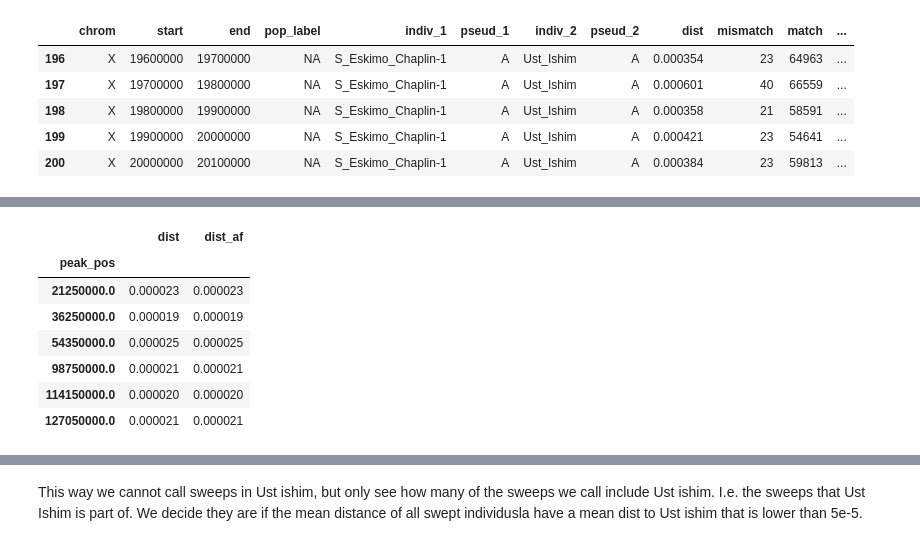
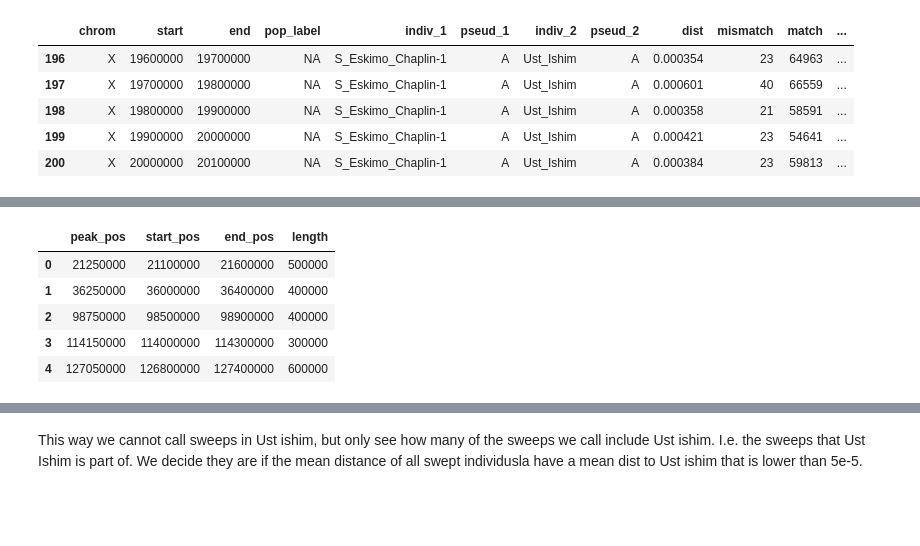
Before and after one commit to kaspermunch/humanXsweeps, a Jupyter notebook: notebooks/nb_19_sweeps_and_dist_to_ust_ishim.ipynb, the cells around one changed output, grey strips where cells are left out. Saved outputs shown, nothing was run; the diff lists cells and outputs as text; code cells hidden in the pictures; blank space fills up the shorter version.

```diff
--- a/notebooks/nb_19_sweeps_and_dist_to_ust_ishim.ipynb
+++ b/notebooks/nb_19_sweeps_and_dist_to_ust_ishim.ipynb
@@ -194,5 +208,5 @@ g = g.axvline(80000, linestyle='dashed', color='black')
 # %%
-ust_ishim_dist_data = ust_ishim_dist_data.loc[lambda df: df.uncalled <= analysis_globals.max_uncalled_bases]
+ust_ishim_dist_data = ust_ishim_dist_data.loc[lambda df: df.uncalled <= analysis_globals.ust_ishim_max_uncalled_bases]
 ust_ishim_dist_data.head()
 # %% [output]
 |  | chrom | start | end | pop_label | indiv_1 | pseud_1 | indiv_2 | pseud_2 | dist | mismatch | match | ... |
@@ -381,7 +397,7 @@ We use the 90% extended regions and only those where enough individuals are incl
 Very conservative due to many uncalled and admix filter.
 # %%
 extended_peak_regions = (pandas.read_hdf(results_dir / 'extended_peak_regions_90%.hdf')
-                         .loc[lambda df: df.prop_swept >= analysis_globals.min_prop_swept]
+                         .loc[lambda df: df.peak_prop_swept >= analysis_globals.min_prop_swept]
                         )
 lst = list()
 for tup in extended_peak_regions.itertuples():
@@ -393,6 +409,12 @@ for tup in extended_peak_regions.itertuples():
     df = ust_ishim_dist_data.copy().loc[lambda df: (df.start >= tup.start_pos) &\
                                         (df.end <= tup.end_pos) &\
                                         (df.indiv_1.isin(indivs))]
+
+
+    #print(start, indivs)
+    if not len(df):
+        print("region:", start, end, 'is without ust ishim data')
+
     df['peak_pos'] = tup.pos
 #     lst.append(df[['peak_pos', 'dist', 'dist_af']])
     lst.append(df)
@@ -414,14 +440,22 @@ sns.distplot(plot_df.dist) ;
 # %%
 df = plot_df.groupby(['peak_pos', 'indiv_1'])[['dist', 'dist_af']].mean().reset_index()
 
 mean_dists = df.loc[df.dist < 3.125e-5].groupby('peak_pos').filter(lambda df: len(df) >= 40).groupby('peak_pos').mean()
-mean_dists
+
+ust_ishim_extended_peak_regions = (mean_dists
+ .reset_index()
+ .merge(extended_peak_regions[['pos', 'start_pos', 'end_pos']],
+       left_on=['peak_pos'], right_on=['pos'], how='left')
+ .assign(length=lambda df: df.end_pos - df.start_pos)
+ .drop(['pos', 'dist', 'dist_af', ], axis=1)
+ .assign(peak_pos=lambda df: df.peak_pos.astype(int))
+ .sort_values(by='peak_pos')
+)
+ust_ishim_extended_peak_regions
 # %% [output]
-|  | dist | dist_af |
-| peak_pos |  |  |
-| 21250000.0 | 0.000023 | 0.000023 |
-| 36250000.0 | 0.000019 | 0.000019 |
-| 54350000.0 | 0.000025 | 0.000025 |
-| 98750000.0 | 0.000021 | 0.000021 |
-| 114150000.0 | 0.000020 | 0.000020 |
-| 127050000.0 | 0.000021 | 0.000021 |
+|  | peak_pos | start_pos | end_pos | length |
+| 0 | 21250000 | 21100000 | 21600000 | 500000 |
+| 1 | 36250000 | 36000000 | 36400000 | 400000 |
+| 2 | 98750000 | 98500000 | 98900000 | 400000 |
+| 3 | 114150000 | 114000000 | 114300000 | 300000 |
+| 4 | 127050000 | 126800000 | 127400000 | 600000 |
```
Also changed, not shown: parts of 19 cells of this notebook, 8 other files.
